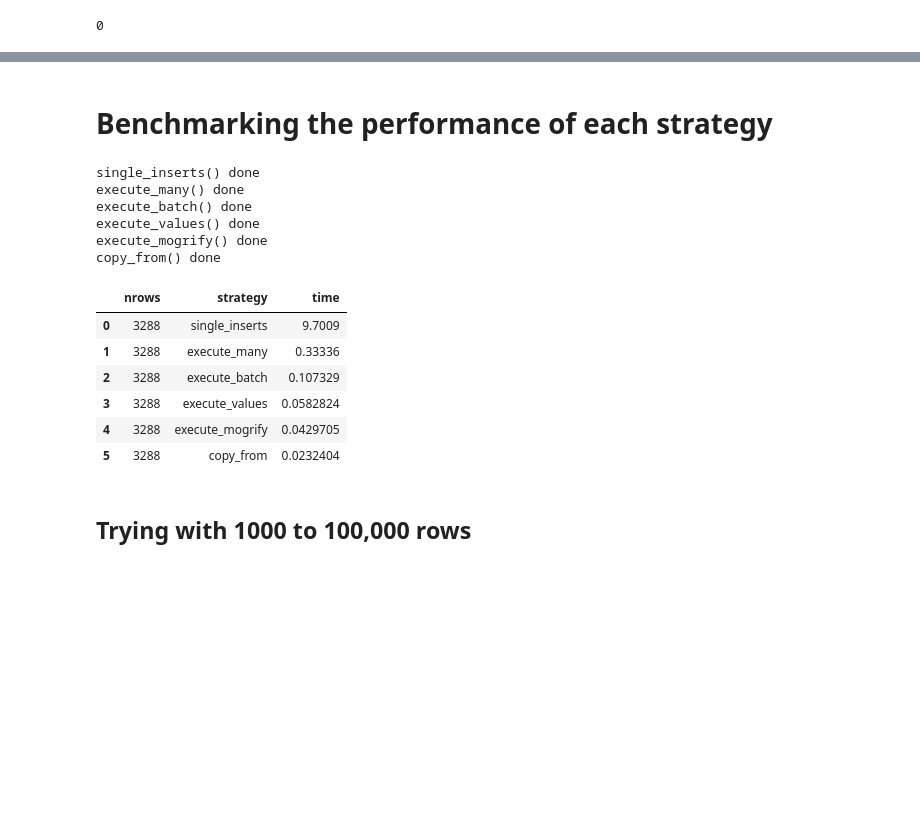
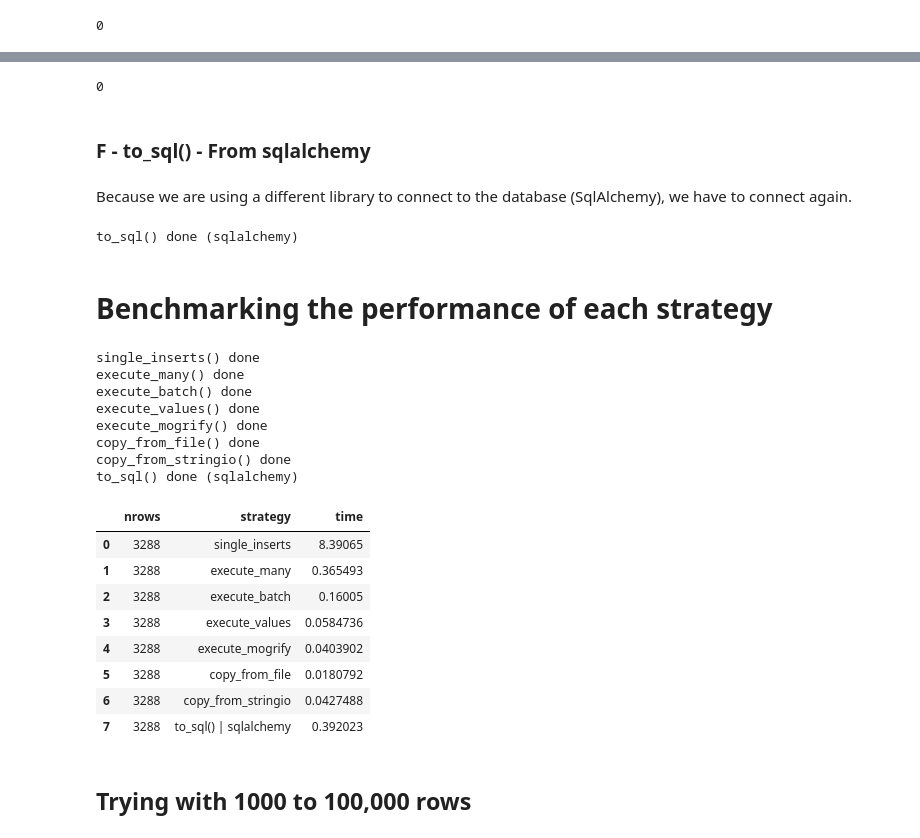
Before and after one commit to NaysanSaran/pandas2postgresql, a Jupyter notebook: notebooks/Psycopg2_Bulk_Insert_Speed_Benchmark.ipynb, the cells around one changed output, grey strips where cells are left out. Saved outputs shown, nothing was run; the diff lists cells and outputs as text; code cells hidden in the pictures; blank space fills up the shorter version.

```diff
--- a/notebooks/Psycopg2_Bulk_Insert_Speed_Benchmark.ipynb
+++ b/notebooks/Psycopg2_Bulk_Insert_Speed_Benchmark.ipynb
@@ -346,3 +385,39 @@ execute_query(conn, "delete from MonthlyTemp where true;")
+# %%
+# Clear the table
+execute_query(conn, "delete from MonthlyTemp where true;")
+# %% [output]
+0
+# %% [markdown]
+### F - to_sql() - From sqlalchemy
+# %% [markdown]
+Because we are using a different library to connect to the database (SqlAlchemy), we have to connect again.
+# %%
+from sqlalchemy import create_engine
+
+connect = "postgresql+psycopg2://%s:%s@%s:5432/%s" % (
+    param_dic['user'],
+    param_dic['password'],
+    param_dic['host'],
+    param_dic['database']
+)
+
+def to_alchemy(df):
+    """
+    Using a dummy table to test this call library
+    """
+    engine = create_engine(connect)
+    df.to_sql(
+        'test_table',
+        con=engine,
+        index=False,
+        if_exists='replace'
+    )
+    print("to_sql() done (sqlalchemy)")
+
+
+to_alchemy(df)
+# %% [output]
+to_sql() done (sqlalchemy)
 # %% [markdown]
 # Benchmarking the performance of each strategy
 # %%
@@ -365,41 +440,62 @@ def single_inserts(conn, df, table):
 # COMPARE THE SPEED OF EACH STRATRGY
 #-----------------------------------------
 def benchmark_bulk_inserts(df):
     execute_query(conn, "delete from MonthlyTemp where true;")
-    functions = [single_inserts, execute_many, execute_batch, execute_values, execute_mogrify, copy_from]
+    functions = [
+        single_inserts,
+        execute_many,
+        execute_batch,
+        execute_values,
+        execute_mogrify,
+        copy_from_file,
+        copy_from_stringio
+    ]
     exec_times = pd.DataFrame(index=range(len(functions)), columns=['nrows','strategy','time'])
 
+    # Psycop2's functions
     i = 0
     for strategy in functions:
         start = timer()
         strategy(conn, df, 'MonthlyTemp')
         end = timer()
 
         exec_times.at[i,'nrows'] = len(df.index)
         exec_times.at[i,'strategy'] = strategy.__name__
         exec_times.at[i,'time'] = end-start
 
         # Prepare for the next test
         execute_query(conn, "delete from MonthlyTemp where true;")
         i = i + 1
 
+    # Adding an extra test case for sqlalchemy's to_sql
+    start = timer()
+    to_alchemy(df)
+    end = timer()
+    exec_times.at[i,'nrows'] = len(df.index)
+    exec_times.at[i,'strategy'] = "to_sql() | sqlalchemy"
+    exec_times.at[i,'time'] = end-start
+
     return exec_times
 
 benchmark_bulk_inserts(df)
 # %% [output]
 single_inserts() done
 execute_many() done
 execute_batch() done
 execute_values() done
 execute_mogrify() done
-copy_from() done
+copy_from_file() done
+copy_from_stringio() done
+to_sql() done (sqlalchemy)
 |  | nrows | strategy | time |
-| 0 | 3288 | single_inserts | 9.7009 |
-| 1 | 3288 | execute_many | 0.33336 |
-| 2 | 3288 | execute_batch | 0.107329 |
-| 3 | 3288 | execute_values | 0.0582824 |
-| 4 | 3288 | execute_mogrify | 0.0429705 |
-| 5 | 3288 | copy_from | 0.0232404 |
+| 0 | 3288 | single_inserts | 8.39065 |
+| 1 | 3288 | execute_many | 0.365493 |
+| 2 | 3288 | execute_batch | 0.16005 |
+| 3 | 3288 | execute_values | 0.0584736 |
+| 4 | 3288 | execute_mogrify | 0.0403902 |
+| 5 | 3288 | copy_from_file | 0.0180792 |
+| 6 | 3288 | copy_from_stringio | 0.0427488 |
+| 7 | 3288 | to_sql() | sqlalchemy | 0.392023 |
 # %% [markdown]
 ## Trying with 1000 to 100,000 rows
 # %%
```
Also changed, not shown: parts of 10 cells of this notebook, 1 other file.
